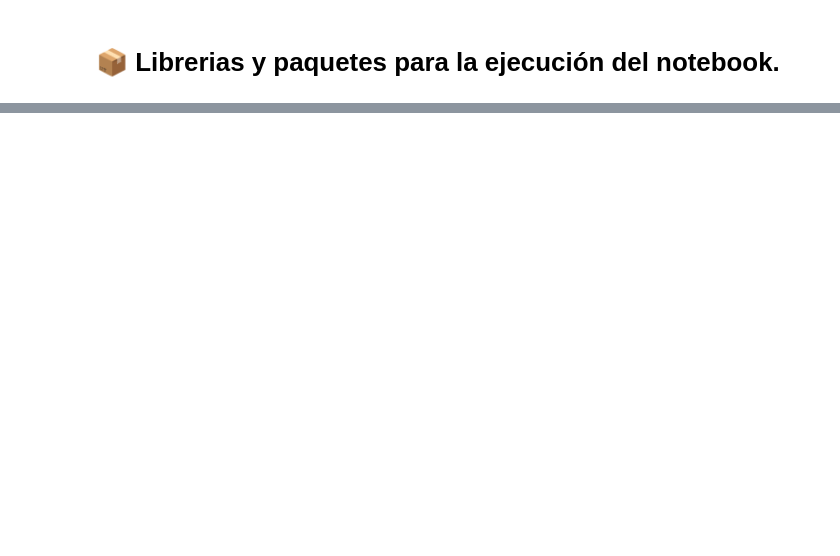
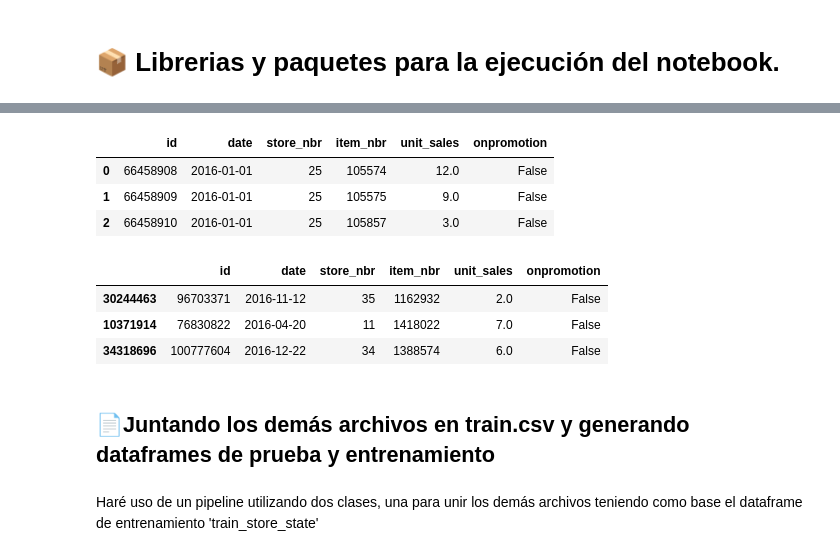
Before and after one commit to C0SS10/AI4ENG, a Jupyter notebook: 03 - Modelos-e-iteraciones.ipynb, the cells around one changed output, grey strips where cells are left out. Drawn from its saved outputs; the diff is of its cells as text; code cells hidden in the pictures; blank space fills up the shorter version.

Commit message:
Mejorando pipeline del anterior notebook

```diff
--- a/03 - Modelos-e-iteraciones.ipynb
+++ b/03 - Modelos-e-iteraciones.ipynb
@@ -49,0 +70,15 @@ from sklearn.metrics import mean_squared_error,mean_absolute_error
+# %%
+stores = pd.read_csv('/content/extracted_data/stores.csv')
+items = pd.read_csv('/content/extracted_data/items.csv')
+holidays_e = pd.read_csv('/content/extracted_data/holidays_events.csv', parse_dates=["date"])
+transactions = pd.read_csv('/content/extracted_data/transactions.csv', parse_dates=["date"])
+oil = pd.read_csv('/content/extracted_data/oil.csv', parse_dates=["date"])
+
+# Cargar el archivo de entrenamiento en chunks
+chunked_dfs = pd.read_csv("/content/extracted_data/train.csv",
+                          chunksize=20000,
+                          usecols=[0,1,2,3,4,5],
+                          parse_dates=['date'],
+                          low_memory=False)
+
+print('Archivos cargados 🗞️✅')
@@ -49,0 +110,26 @@ from sklearn.metrics import mean_squared_error,mean_absolute_error
+# %%
+# Inicializar una lista para almacenar los DataFrames filtrados
+datos_filtrados = []
+
+# Iterar a través de los chunks
+for chunk in chunked_dfs:
+    # Crear una máscara booleana para las tiendas seleccionadas
+    mask_tiendas = chunk['store_nbr'].isin(stores['store_nbr'])
+    # Crear una máscara booleana para las fechas entre 2016-01-01 a 2016-12-31
+    mask_fechas = (chunk['date'] >= '2016-01-01') & (chunk['date'] <= '2016-12-31')
+    # Aplicar ambas máscaras
+    mask = mask_tiendas & mask_fechas
+
+    # Aplicar la máscara y agregar las filas filtradas a la lista
+    trozo_filtrado = chunk[mask]
+    datos_filtrados.append(trozo_filtrado)
+
+# Concatenar los DataFrames filtrados en uno solo
+train_store_state = pd.concat(datos_filtrados, ignore_index=True)
+# %%
+train_store_state.head(3)
+# %% [output]
+|  | id | date | store_nbr | item_nbr | unit_sales | onpromotion |
+| 0 | 66458908 | 2016-01-01 | 25 | 105574 | 12.0 | False |
+| 1 | 66458909 | 2016-01-01 | 25 | 105575 | 9.0 | False |
+| 2 | 66458910 | 2016-01-01 | 25 | 105857 | 3.0 | False |
@@ -49,0 +139,11 @@ from sklearn.metrics import mean_squared_error,mean_absolute_error
+# %%
+train_sample.head(3)
+# %% [output]
+|  | id | date | store_nbr | item_nbr | unit_sales | onpromotion |
+| 30244463 | 96703371 | 2016-11-12 | 35 | 1162932 | 2.0 | False |
+| 10371914 | 76830822 | 2016-04-20 | 11 | 1418022 | 7.0 | False |
+| 34318696 | 100777604 | 2016-12-22 | 34 | 1388574 | 6.0 | False |
+# %% [markdown]
+## **📄Juntando los demás archivos en train.csv y generando dataframes de prueba y entrenamiento**
+# %% [markdown]
+Haré uso de un pipeline utilizando dos clases, una para unir los demás archivos teniendo como base el dataframe de entrenamiento 'train_store_state'
```
Also changed, not shown: parts of 18 cells of this notebook.
